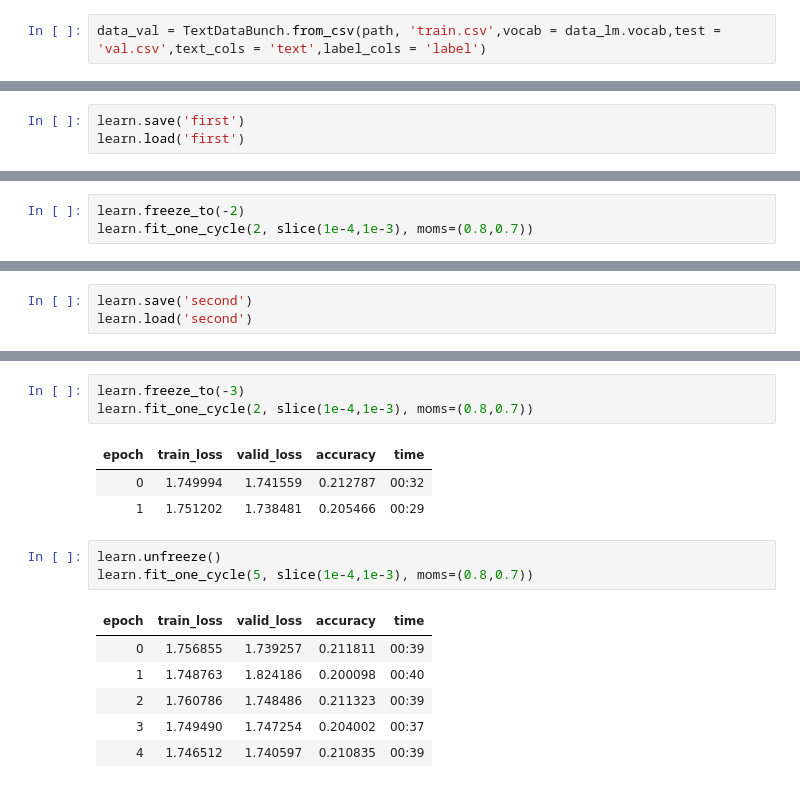
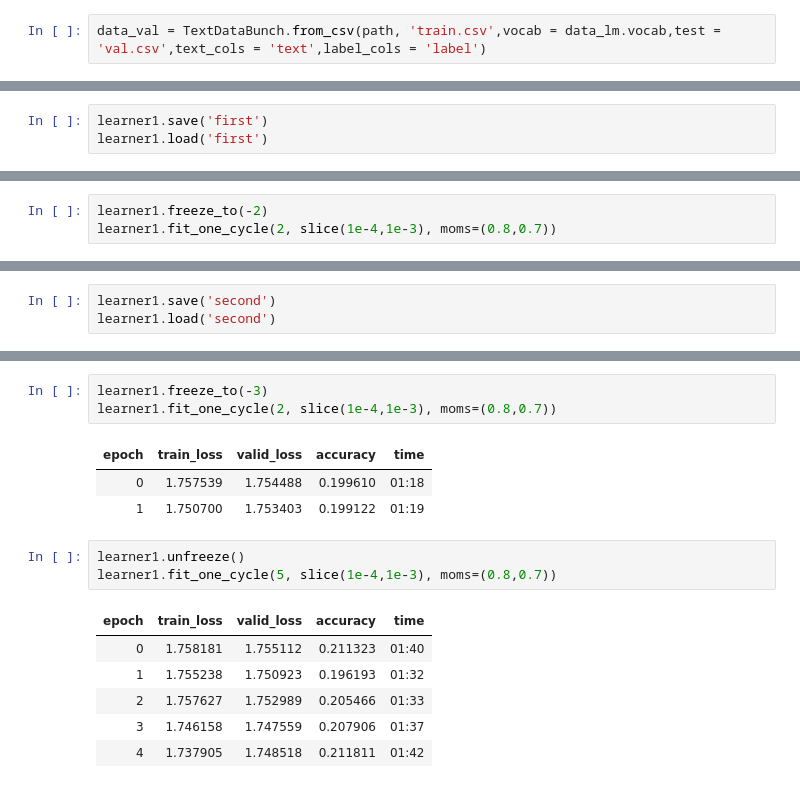
Before and after one commit to atul1234anand/fastai, a Jupyter notebook: 6way.ipynb, the cells around one changed output, grey strips where cells are left out. Drawn from its saved outputs; the diff is of its cells as text.

```diff
--- a/6way.ipynb
+++ b/6way.ipynb
@@ -213,6 +174,6 @@ learn.fit_one_cycle(2, slice(1e-4,1e-3), moms=(0.8,0.7))
 # %%
-learn.save('first')
-learn.load('first')
+learner1.save('first')
+learner1.load('first')
 # %% [output]
 RNNLearner(data=TextClasDataBunch;
 
@@ -232,7 +193,7 @@ xxbos xxmaj xxunk xxunk xxmaj xxunk xxmaj xxunk xxunk xxunk xxunk xxunk xxunk xx
   )
 )], add_time=True, silent=False)
 # %%
-learn.freeze_to(-2)
-learn.fit_one_cycle(2, slice(1e-4,1e-3), moms=(0.8,0.7))
+learner1.freeze_to(-2)
+learner1.fit_one_cycle(2, slice(1e-4,1e-3), moms=(0.8,0.7))
 # %% [output]
 | epoch | train_loss | valid_loss | accuracy | time |
@@ -241,3 +202,3 @@ learn.fit_one_cycle(2, slice(1e-4,1e-3), moms=(0.8,0.7))
 # %%
-learn.save('second')
-learn.load('second')
+learner1.save('second')
+learner1.load('second')
@@ -244,17 +223,17 @@ learn.load('second')
 # %%
-learn.freeze_to(-3)
-learn.fit_one_cycle(2, slice(1e-4,1e-3), moms=(0.8,0.7))
+learner1.freeze_to(-3)
+learner1.fit_one_cycle(2, slice(1e-4,1e-3), moms=(0.8,0.7))
 # %% [output]
 | epoch | train_loss | valid_loss | accuracy | time |
-| 0 | 1.749994 | 1.741559 | 0.212787 | 00:32 |
-| 1 | 1.751202 | 1.738481 | 0.205466 | 00:29 |
+| 0 | 1.757539 | 1.754488 | 0.199610 | 01:18 |
+| 1 | 1.750700 | 1.753403 | 0.199122 | 01:19 |
 # %%
-learn.unfreeze()
-learn.fit_one_cycle(5, slice(1e-4,1e-3), moms=(0.8,0.7))
+learner1.unfreeze()
+learner1.fit_one_cycle(5, slice(1e-4,1e-3), moms=(0.8,0.7))
 # %% [output]
 | epoch | train_loss | valid_loss | accuracy | time |
-| 0 | 1.756855 | 1.739257 | 0.211811 | 00:39 |
-| 1 | 1.748763 | 1.824186 | 0.200098 | 00:40 |
-| 2 | 1.760786 | 1.748486 | 0.211323 | 00:39 |
-| 3 | 1.749490 | 1.747254 | 0.204002 | 00:37 |
-| 4 | 1.746512 | 1.740597 | 0.210835 | 00:39 |
+| 0 | 1.758181 | 1.755112 | 0.211323 | 01:40 |
+| 1 | 1.755238 | 1.750923 | 0.196193 | 01:32 |
+| 2 | 1.757627 | 1.752989 | 0.205466 | 01:33 |
+| 3 | 1.746158 | 1.747559 | 0.207906 | 01:37 |
+| 4 | 1.737905 | 1.748518 | 0.211811 | 01:42 |
```
Also changed, not shown: parts of 32 cells of this notebook.
